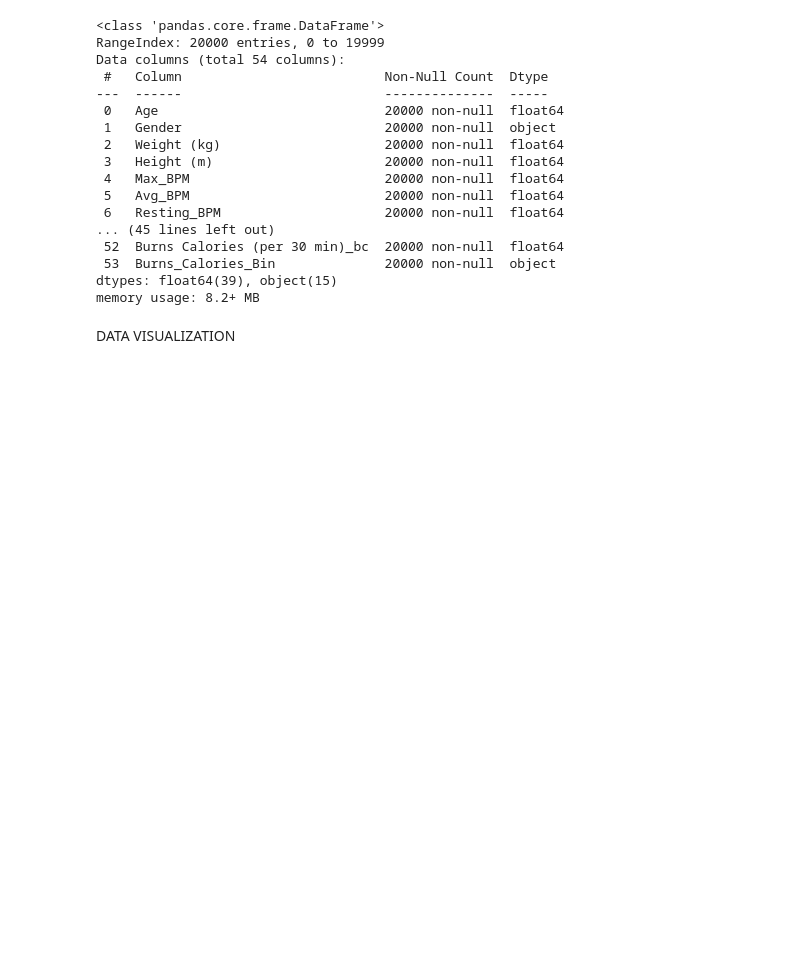
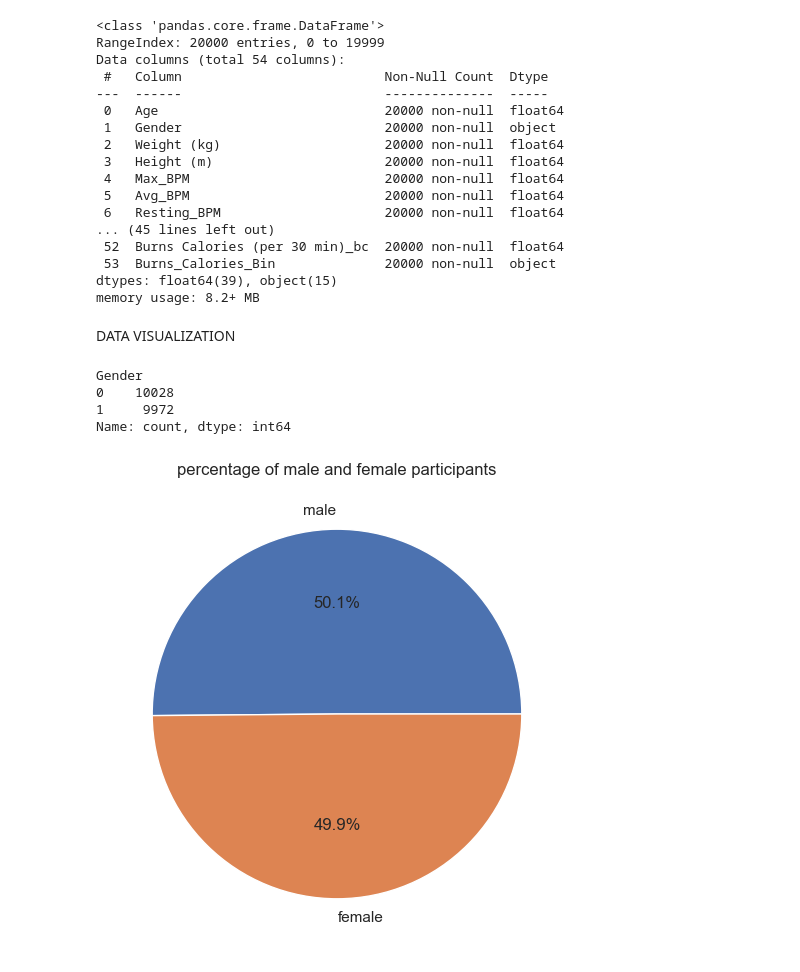
Before and after one commit to anumlk81/DS-project-1, a Jupyter notebook: lifestyle_data.ipynb, the cells around one changed output. Drawn from its saved outputs; the diff is of its cells as text; code cells hidden in the pictures; blank space fills up the shorter version.

Commit message:
visualization

```diff
--- a/lifestyle_data.ipynb
+++ b/lifestyle_data.ipynb
@@ -135,3 +151,20 @@ DATA VISUALIZATION
 # %%
 import matplotlib.pyplot as plt
 import seaborn as sns
+sns.set()
+# %%
+number_male_female = cleaned_data['Gender'].value_counts()
+number_male_female
+# %% [output]
+Gender
+0    10028
+1     9972
+Name: count, dtype: int64
+# %%
+plt.figure(figsize=(6,6))
+labels=['male','female']
+plt.pie(x=number_male_female.values,labels=labels,autopct='%1.1f%%')
+plt.title('percentage of male and female participants')
+plt.show()
+# %% [output]
+[figure, added]
```
Also changed, not shown: parts of 4 cells of this notebook.
